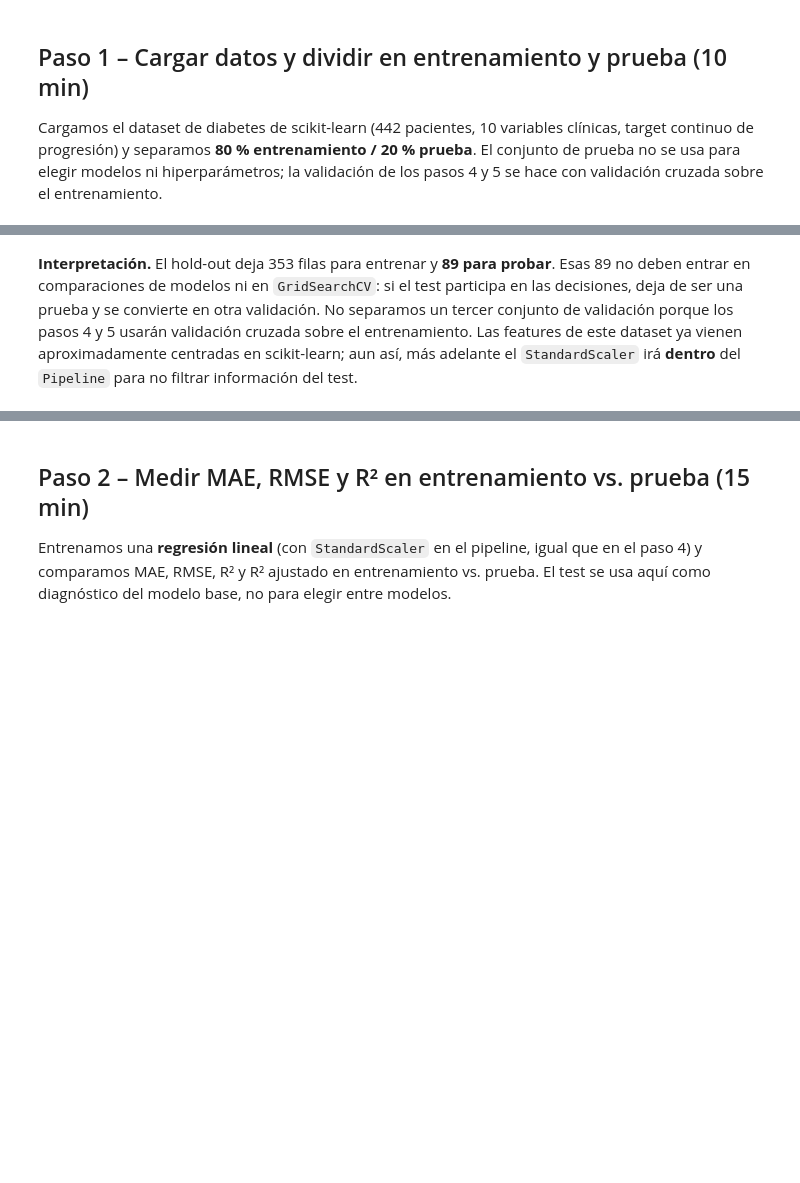
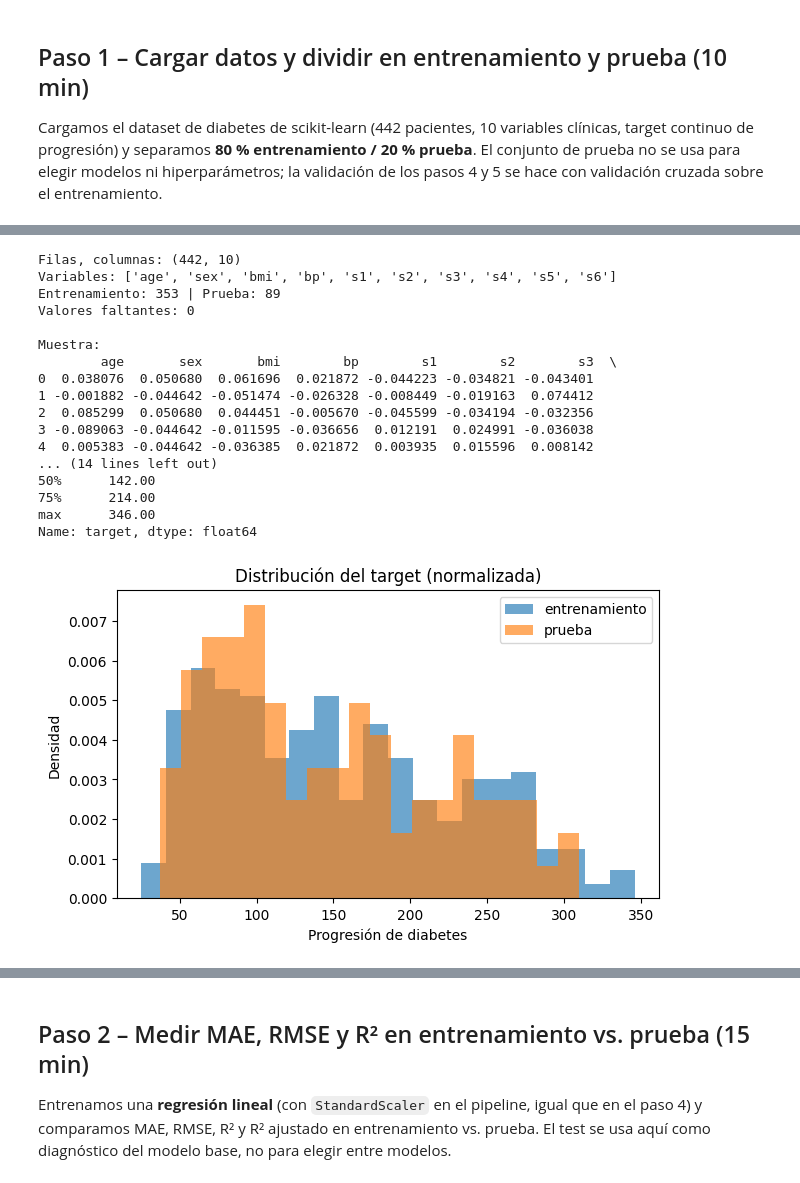
Before and after one commit to 5arSanti/ml-hyperparameters, a Jupyter notebook: Taller_Evaluacion_Modelos_Johel_Arias.ipynb, the cells around one changed output, grey strips where cells are left out. Drawn from its saved outputs; the diff is of its cells as text; code cells hidden in the pictures; blank space fills up the shorter version.

```diff
--- a/Taller_Evaluacion_Modelos_Johel_Arias.ipynb
+++ b/Taller_Evaluacion_Modelos_Johel_Arias.ipynb
@@ -109,2 +74,44 @@ Name: target, dtype: float64
-# %% [markdown]
-**Interpretación.** El hold-out deja 353 filas para entrenar y **89 para probar**. Esas 89 no deben entrar en comparaciones de modelos ni en `GridSearchCV`: si el test participa en las decisiones, deja de ser una prueba y se convierte en otra validación. No separamos un tercer conjunto de validación porque los pasos 4 y 5 usarán validación cruzada sobre el entrenamiento. Las features de este dataset ya vienen aproximadamente centradas en scikit-learn; aun así, más adelante el `StandardScaler` irá **dentro** del `Pipeline` para no filtrar información del test.
+# %%
+X, y = load_diabetes(return_X_y=True, as_frame=True)
+X_train, X_test, y_train, y_test = train_test_split(
+    X, y, test_size=0.20, random_state=SEED
+)
+
+print("Filas, columnas:", X.shape)
+print("Variables:", list(X.columns))
+print("Entrenamiento:", len(X_train), "| Prueba:", len(X_test))
+print("Valores faltantes:", int(X.isna().sum().sum()))
+print()
+print("Muestra:")
+print(X.head())
+print()
+print("Target (entrenamiento):")
+print(y_train.describe().round(2))
+
+fig, ax = plt.subplots()
+ax.hist(y_train, bins=20, density=True, alpha=0.65, label="entrenamiento")
+ax.hist(y_test, bins=20, density=True, alpha=0.65, label="prueba")
+ax.set_xlabel("Progresión de diabetes")
+ax.set_ylabel("Densidad")
+ax.set_title("Distribución del target (normalizada)")
+ax.legend()
+plt.show()
+# %% [output]
+Filas, columnas: (442, 10)
+Variables: ['age', 'sex', 'bmi', 'bp', 's1', 's2', 's3', 's4', 's5', 's6']
+Entrenamiento: 353 | Prueba: 89
+Valores faltantes: 0
+
+Muestra:
+        age       sex       bmi        bp        s1        s2        s3  \
+0  0.038076  0.050680  0.061696  0.021872 -0.044223 -0.034821 -0.043401
+1 -0.001882 -0.044642 -0.051474 -0.026328 -0.008449 -0.019163  0.074412
+2  0.085299  0.050680  0.044451 -0.005670 -0.045599 -0.034194 -0.032356
+3 -0.089063 -0.044642 -0.011595 -0.036656  0.012191  0.024991 -0.036038
+4  0.005383 -0.044642 -0.036385  0.021872  0.003935  0.015596  0.008142
+... (14 lines left out)
+50%      142.00
+75%      214.00
+max      346.00
+Name: target, dtype: float64
+[figure, added]
```
Also changed, not shown: parts of 28 cells of this notebook.
